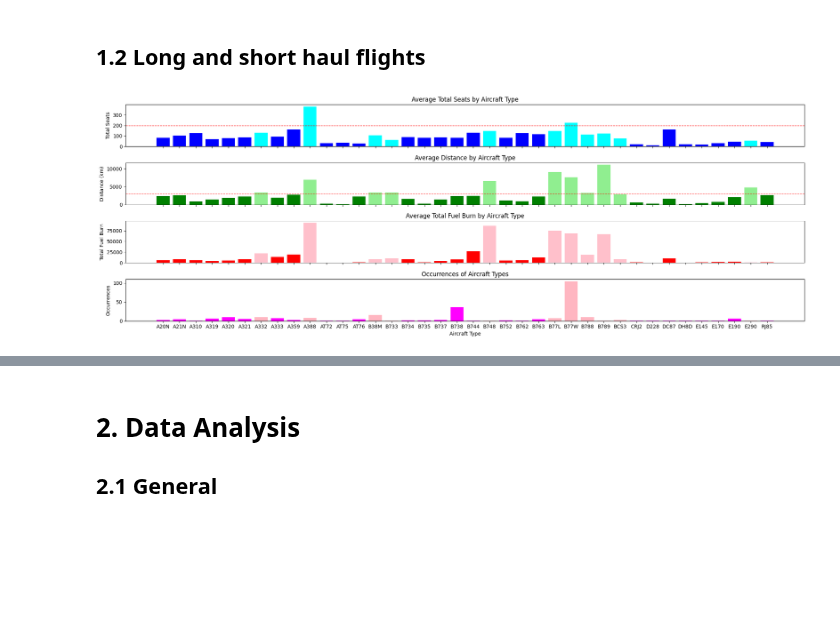
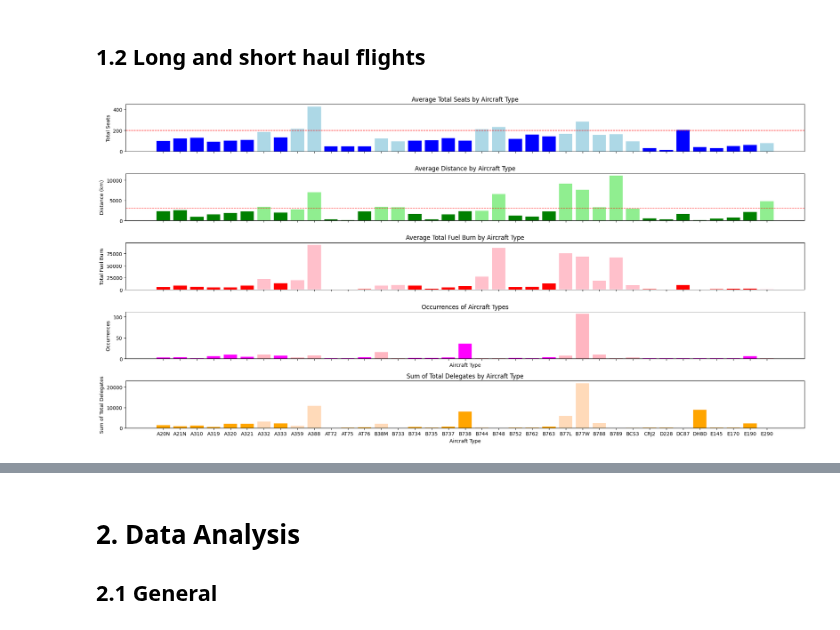
Before and after one commit to lukasschirren/COP_flight_analysis, a Jupyter notebook: analysis_economy_business.ipynb, the cells around one changed output, grey strips where cells are left out. Cells and saved outputs as stored; diff of their text form; code cells hidden in the pictures; blank space fills up the shorter version.

Commit message:
Finalising short/long-haul and econ/business class

```diff
--- a/analysis_economy_business.ipynb
+++ b/analysis_economy_business.ipynb
@@ -176,7 +161,7 @@ print(grouped_data)
 # %%
 # Definitely long haul : A359, A388, B77L, B77W, B788,
 short_medium_aircraft = ['A20N','A21N','B38M','B734','B748','B752','B763','BCS3','DC87','E190','RJ85','E290','B733',]
-short_haul_aircraft = ['A310','A319','A320','A321','A333','A359','AT72','AT76','AT75','B735','B737','B738','B744','B737','E190','B762','CRJ2','D228','DH8D','E145','E170',
+short_haul_aircraft = ['A310','A319','A320','A321','A333','AT72','AT76','AT75','B735','B737','B738','B737','E190','B762','CRJ2','D228','DH8D','E145','E170',
                        'A20N','A21N','B734','B752','B763','DC87','RJ85']
 
 # Define a function to check if the aircraft_type_icao is in the short_haul_aircraft list
@@ -192,10 +179,7 @@ data_all['is_short_haul'] = data_all['aircraft_type_icao'].apply(is_short_haul)
+# %%
+data_all['total_delegats_inc_hub'] = data_all['total_delegates']
 # %%
-import pandas as pd
 
-# Assuming data_all is your DataFrame
-# Replace 'total_delegates' with your actual value column name
-
-# Track the count of occurrences for each reference value
 occurrence_count = {}
 
 # Replace zeros in the value column with the nth occurrence value for each reference value
@@ -208,4 +192,4 @@ for index, row in data_all.iterrows():
             occurrence_count[reference_value] += 1
         nth_occurrence = occurrence_count[reference_value]
         replacement_value = data_all[data_all['destination_airport'] == reference_value]['total_delegates'].iloc[nth_occurrence]
-        data_all.at[index, 'total_delegates'] = replacement_value
+        data_all.at[index, 'total_delegats_inc_hub'] = replacement_value
@@ -215 +204,3 @@ data_all.to_excel(file_path, index=False)
+# %%
+data_all['total_co2'] = (data_all['total_delegats_inc_hub'] / (data_all['Seats Business'] + data_all['Seats Economy'])) * data_all['co2_kg'] * 2 # two directions
 # %%
@@ -240,12 +223,12 @@ data_all[['Seats Economy', 'Seats Business','total_seats_factor_business', 'econ
 ## 1.2 Long and short haul flights
 # %%
 # Create a figure with subplots
-fig, axs = plt.subplots(4, 1, figsize=(20, 7),sharex=True)
+fig, axs = plt.subplots(5, 1, figsize=(20, 10),sharex=True)
 
 
 # Plotting total seats
 for index, row in grouped_data.iterrows():
-    color = 'cyan' if row['aircraft_type_icao'] not in short_haul_aircraft else 'blue'
+    color = 'lightblue' if row['aircraft_type_icao'] not in short_haul_aircraft else 'blue'
     axs[0].bar(row['aircraft_type_icao'], row['total_seats'], color=color)
 
 axs[0].set_title('Average Total Seats by Aircraft Type')
@@ -267,31 +250,44 @@ axs[1].axhline(y=3000, color='red', linestyle='--', linewidth=1)  # Adding the l
 
 # Plotting total fuel burn
 for index, row in grouped_data.iterrows():
     color = 'pink' if row['aircraft_type_icao'] not in short_haul_aircraft else 'red'
     axs[2].bar(row['aircraft_type_icao'], row['total_fuel_burn'], color=color)
 
 axs[2].set_title('Average Total Fuel Burn by Aircraft Type')
 # axs[2].set_xlabel('Aircraft Type')
 axs[2].set_ylabel('Total Fuel Burn')
 
 # Plotting occurrences
 for index, row in grouped_data.iterrows():
     color = 'LIGHTPINK' if row['aircraft_type_icao'] not in short_haul_aircraft else 'magenta'
     axs[3].bar(row['aircraft_type_icao'], row['occurrences'], color=color)
 
 axs[3].set_title('Occurrences of Aircraft Types')
 axs[3].set_xlabel('Aircraft Type')
 axs[3].set_ylabel('Occurrences')
 axs[3].tick_params(axis='x', which='both', bottom=True, top=False)  # Show x-axis ticks only for axs[3]
 
+# Calculate the sum of total delegates for each aircraft type
+total_delegates_sum = data_all.groupby('aircraft_type_icao')['total_delegates'].sum()
+
+for aircraft_type in total_delegates_sum.index:
+    color = 'peachpuff' if aircraft_type not in short_haul_aircraft else 'orange'  # Using lightsalmon for short haul
+    axs[4].bar(aircraft_type, total_delegates_sum[aircraft_type], color=color)
+
+axs[4].set_title('Sum of Total Delegates by Aircraft Type')
+axs[4].set_xlabel('Aircraft Type')
+axs[4].set_ylabel('Sum of Total Delegates')
+
+
+
 
 # Rotate x-axis labels for better readability if necessary
 # plt.setp(axs[3].xaxis.get_majorticklabels(), rotation=45)
 
 # Adjust layout to prevent overlap
 plt.tight_layout()
 
 # Show the plot
 plt.show()
 # %% [output]
-[figure, old version]
+[figure, new version]
```
Also changed, not shown: parts of 33 cells of this notebook, 5 other files.
